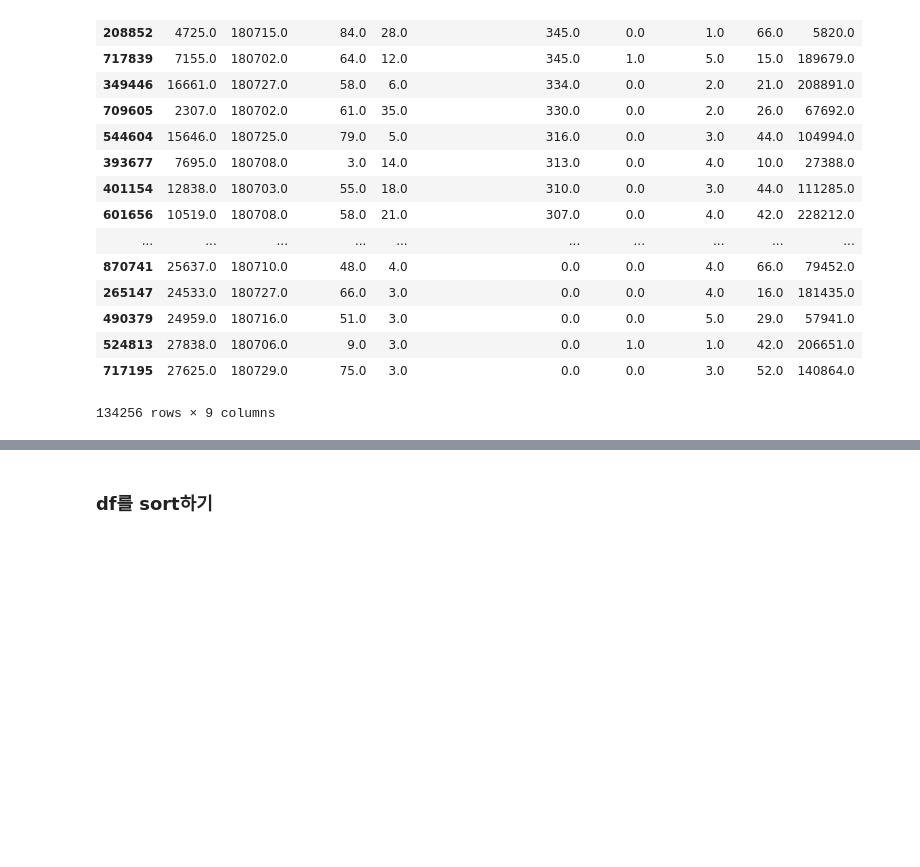
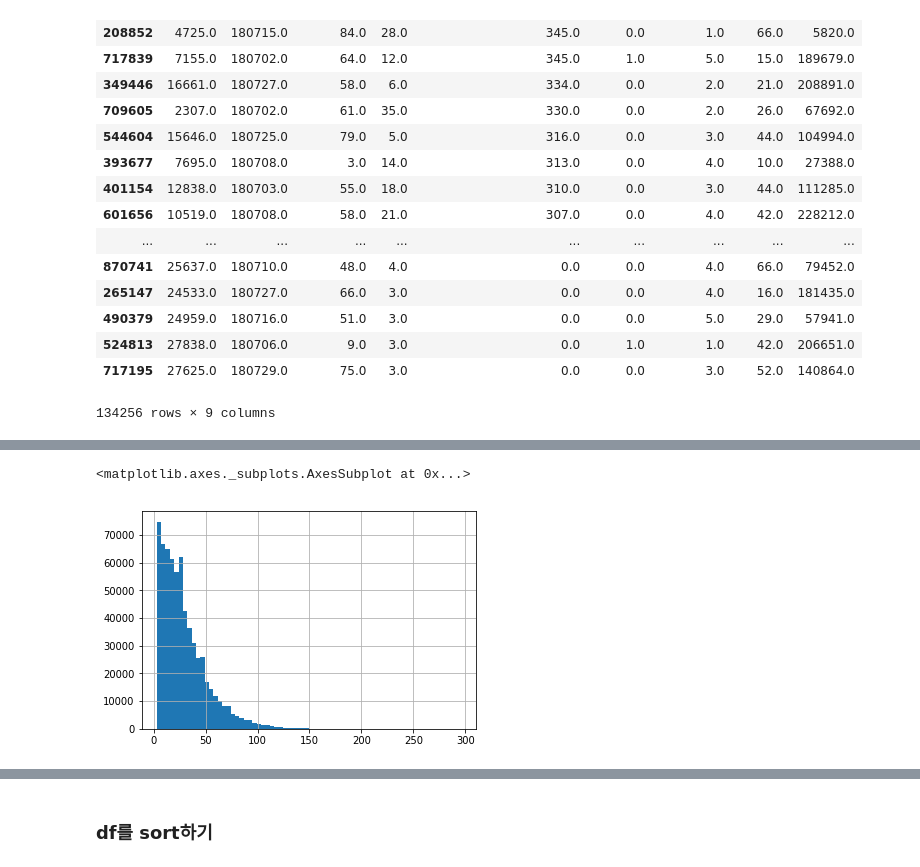
Before and after one commit to mchoimis/-, a Jupyter notebook: test-pandas.ipynb, the cells around one changed output, grey strips where cells are left out. Drawn from its saved outputs; the diff is of its cells as text; code cells hidden in the pictures; blank space fills up the shorter version.

```diff
--- a/test-pandas.ipynb
+++ b/test-pandas.ipynb
@@ -242,0 +301,5 @@ Name: MCT_ADM_GDS_APB_CD, dtype: int64
+# %%
+gb3.hist(bins=70)
+# %% [output]
+<matplotlib.axes._subplots.AxesSubplot at 0x...>
+[figure, added]
```
Also changed, not shown: parts of 52 cells of this notebook.
